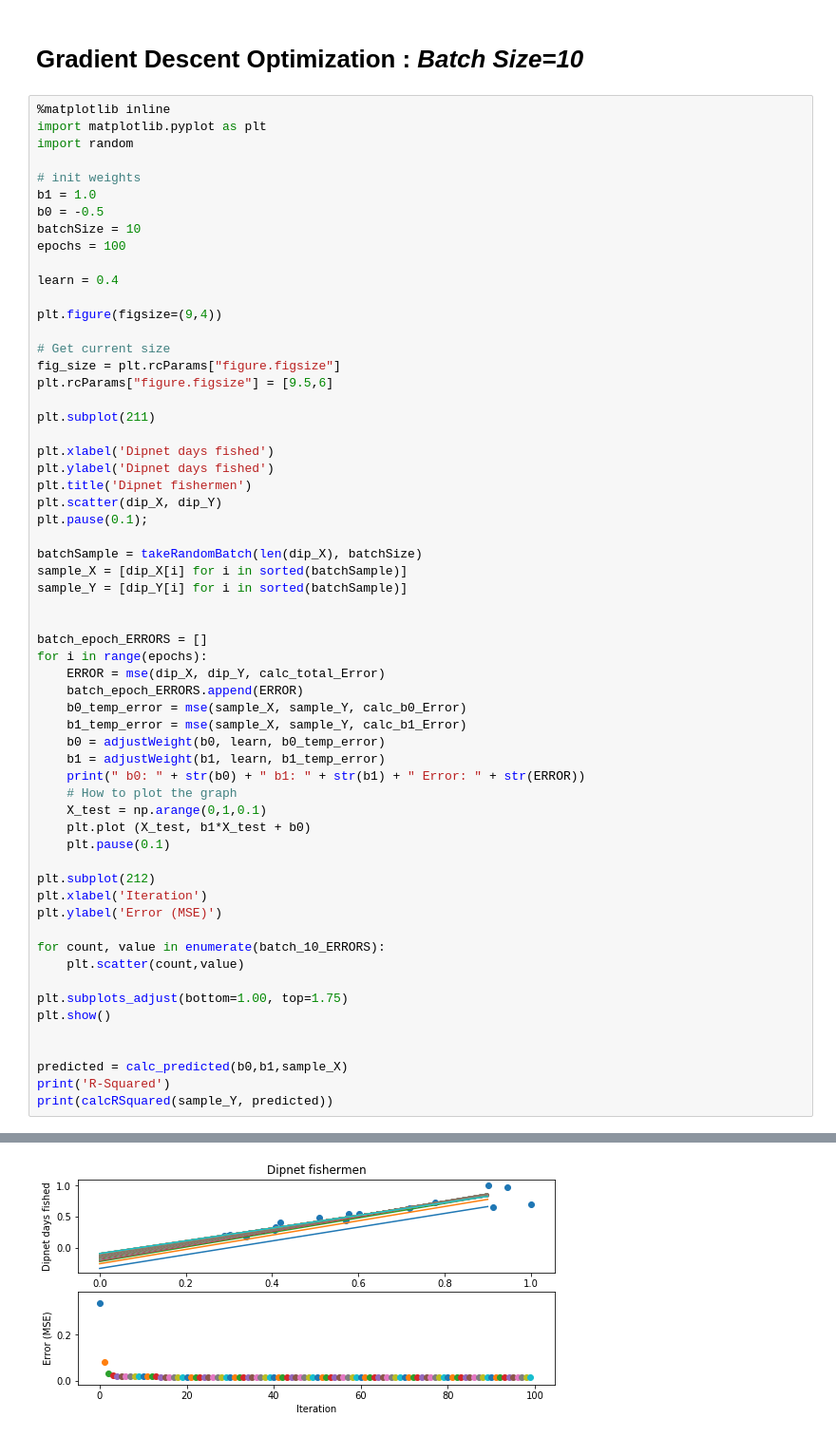
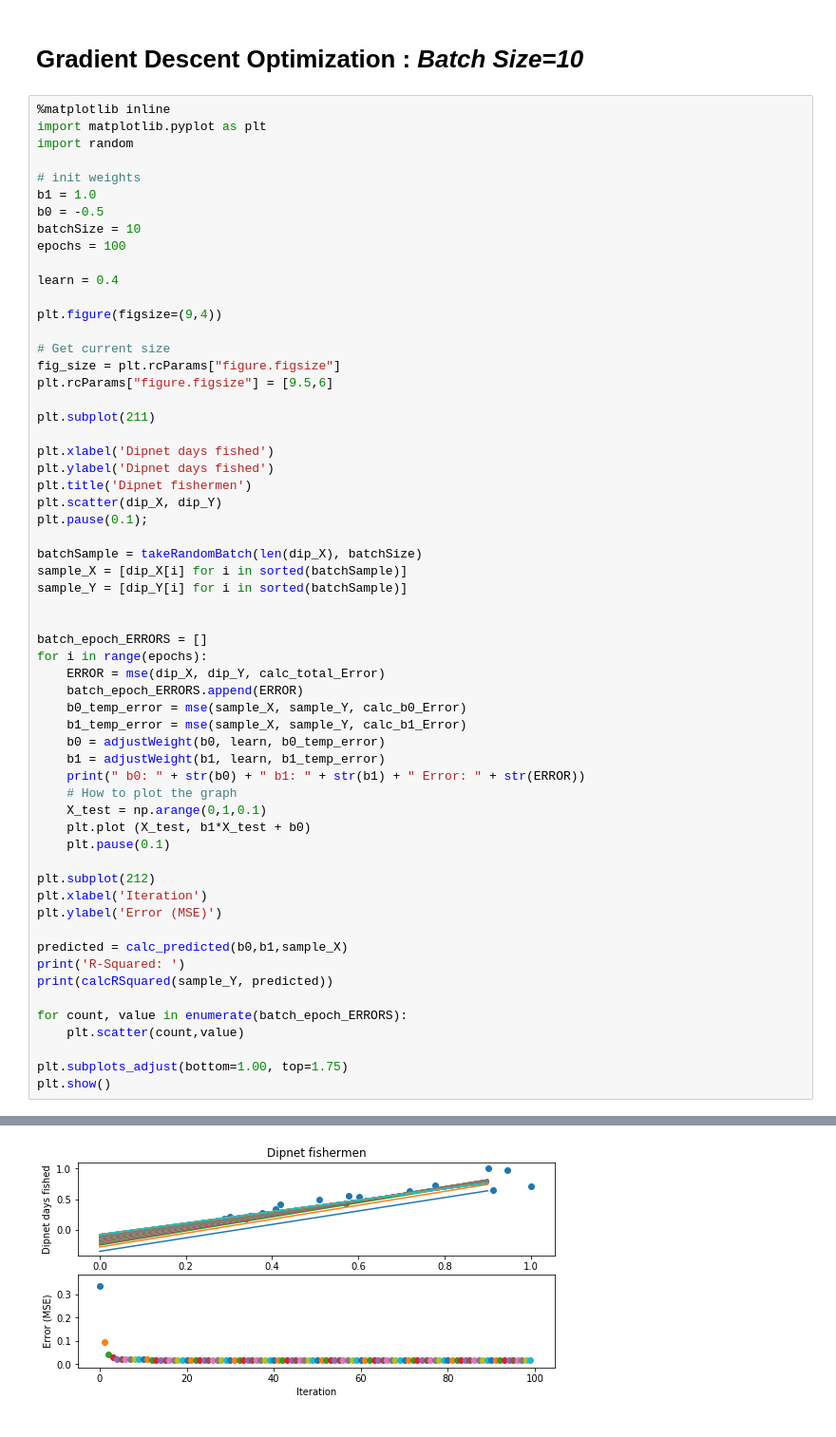
Before and after one commit to NguyenDa18/MachineLearning_HW1, a Jupyter notebook: Multiplot Example.ipynb, the cells around one changed output, grey strips where cells are left out. Shown at 95% size. Cells and saved outputs as stored; diff of their text form.

```diff
--- a/Multiplot Example.ipynb
+++ b/Multiplot Example.ipynb
@@ -126,14 +126,13 @@ plt.subplot(212)
 plt.xlabel('Iteration')
 plt.ylabel('Error (MSE)')
 
-for count, value in enumerate(batch_10_ERRORS):
+predicted = calc_predicted(b0,b1,sample_X)
+print('R-Squared: ')
+print(calcRSquared(sample_Y, predicted))
+
+for count, value in enumerate(batch_epoch_ERRORS):
     plt.scatter(count,value)
 
 plt.subplots_adjust(bottom=1.00, top=1.75)
 plt.show()
-
-
-predicted = calc_predicted(b0,b1,sample_X)
-print('R-Squared')
-print(calcRSquared(sample_Y, predicted))
 # %% [output]
@@ -157,3 +156,3 @@ print(calcRSquared(sample_Y, predicted))
-[figure, old version]
+[figure, new version]
 R-Squared
 0
```
Also changed, not shown: parts of 1 cell of this notebook, 1 other file.
